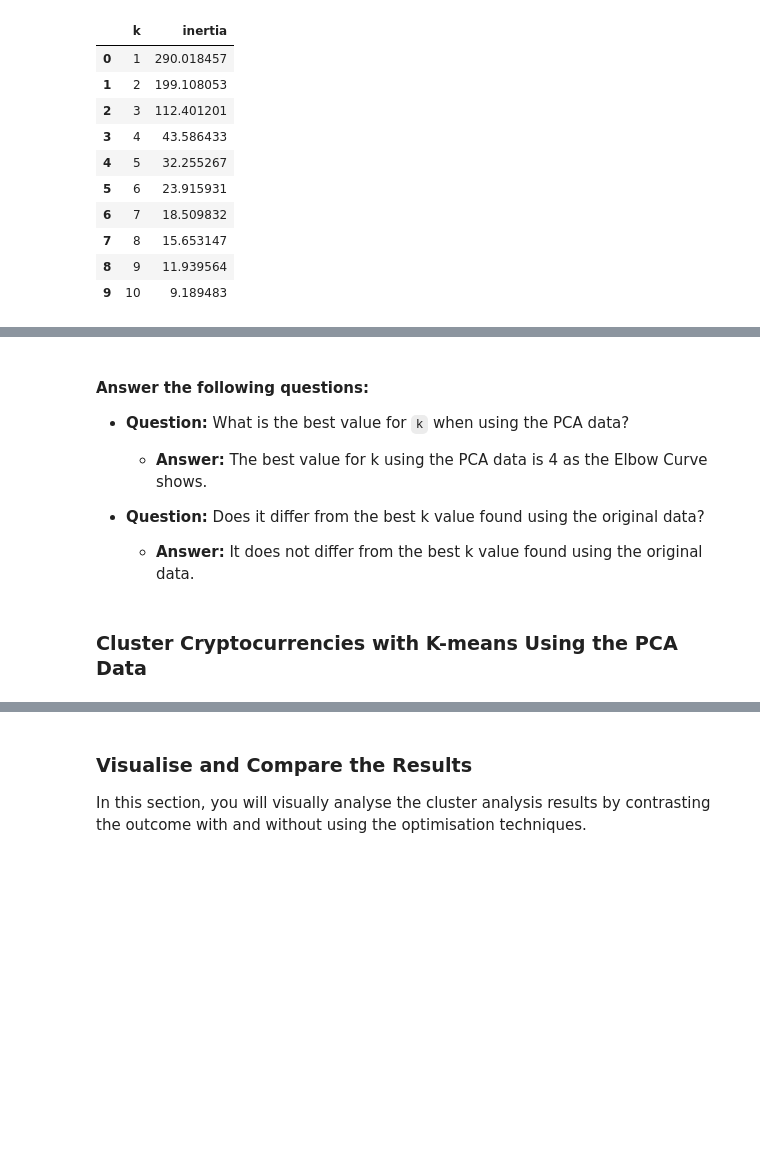
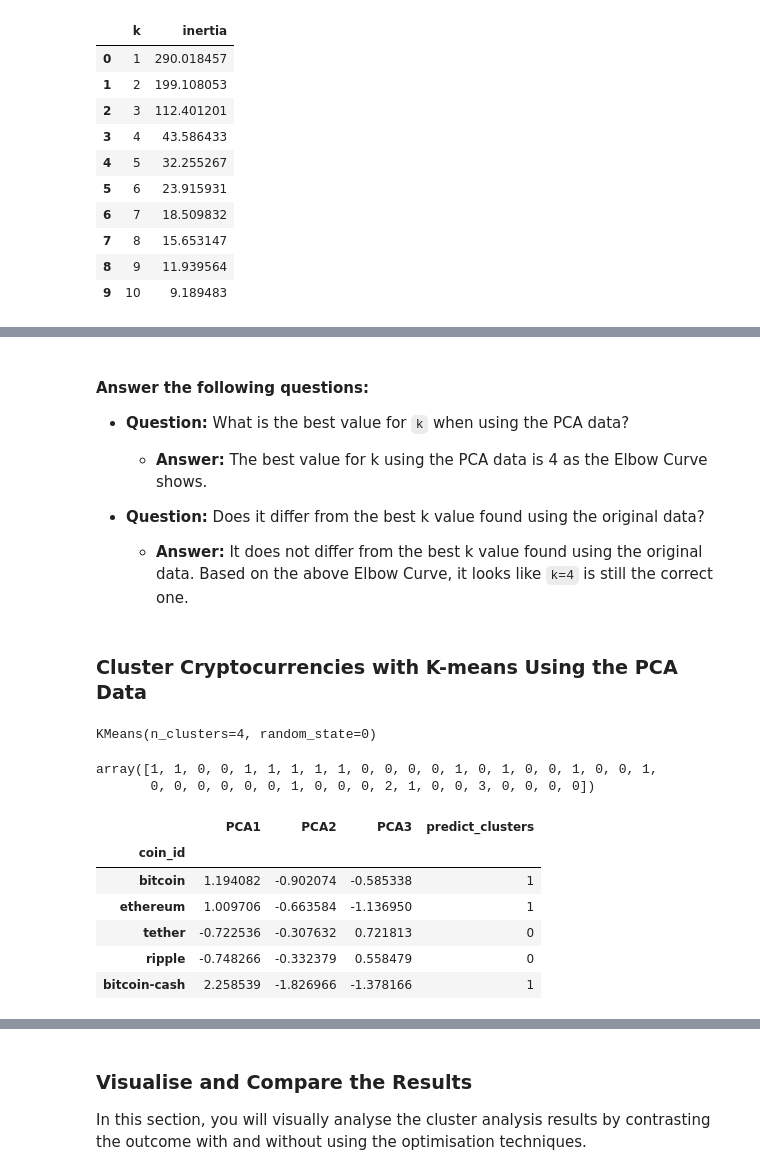
Before and after one commit to kfetero/CryptoClustering, a Jupyter notebook: Crypto_Clustering.ipynb, the cells around one changed output, grey strips where cells are left out. Drawn from its saved outputs; the diff is of its cells as text; code cells hidden in the pictures; blank space fills up the shorter version.

Commit message:
crypto_clustering_compare_results commit

```diff
--- a/Crypto_Clustering.ipynb
+++ b/Crypto_Clustering.ipynb
@@ -320,6 +331,7 @@ pca_elbow_df.hvplot.line(x="k", y="inertia", title="Elbow Curve", xticks=k_value
 * **Question:** Does it differ from the best k value found using the original data?
 
   * **Answer:** It does not differ from the best k value found using the original data.
+  Based on the above Elbow Curve, it looks like `k=4` is still the correct one.
 # %% [markdown]
 ### Cluster Cryptocurrencies with K-means Using the PCA Data
 # %%
@@ -327,18 +339,34 @@ pca_elbow_df.hvplot.line(x="k", y="inertia", title="Elbow Curve", xticks=k_value
 pca_kmeans_model = KMeans(n_clusters=4, random_state=0)
 # %%
 # Fit the K-Means model using the PCA data
+pca_kmeans_model.fit(df_pca_data)
+# %% [output]
+KMeans(n_clusters=4, random_state=0)
 # %%
 # Predict the clusters to group the cryptocurrencies using the PCA data
-
+clusters_predict_pca = pca_kmeans_model.predict(df_pca_data)
 # Print the resulting array of cluster values.
+clusters_predict_pca
+# %% [output]
+array([1, 1, 0, 0, 1, 1, 1, 1, 1, 0, 0, 0, 0, 1, 0, 1, 0, 0, 1, 0, 0, 1,
+       0, 0, 0, 0, 0, 0, 1, 0, 0, 0, 2, 1, 0, 0, 3, 0, 0, 0, 0])
 # %%
 # Create a copy of the DataFrame with the PCA data
-
+pca_predictions_df = df_pca_data.copy()
 
 # Add a new column to the DataFrame with the predicted clusters
-
+pca_predictions_df["predict_clusters"] = clusters_predict_pca
 
 # Display sample data
+pca_predictions_df.head()
+# %% [output]
+|  | PCA1 | PCA2 | PCA3 | predict_clusters |
+| coin_id |  |  |  |  |
+| bitcoin | 1.194082 | -0.902074 | -0.585338 | 1 |
+| ethereum | 1.009706 | -0.663584 | -1.136950 | 1 |
+| tether | -0.722536 | -0.307632 | 0.721813 | 0 |
+| ripple | -0.748266 | -0.332379 | 0.558479 | 0 |
+| bitcoin-cash | 2.258539 | -1.826966 | -1.378166 | 1 |
 # %%
 # Create a scatter plot using hvPlot by setting
 # `x="PC1"` and `y="PC2"`.
```
Also changed, not shown: parts of 6 cells of this notebook, 1 other file.
